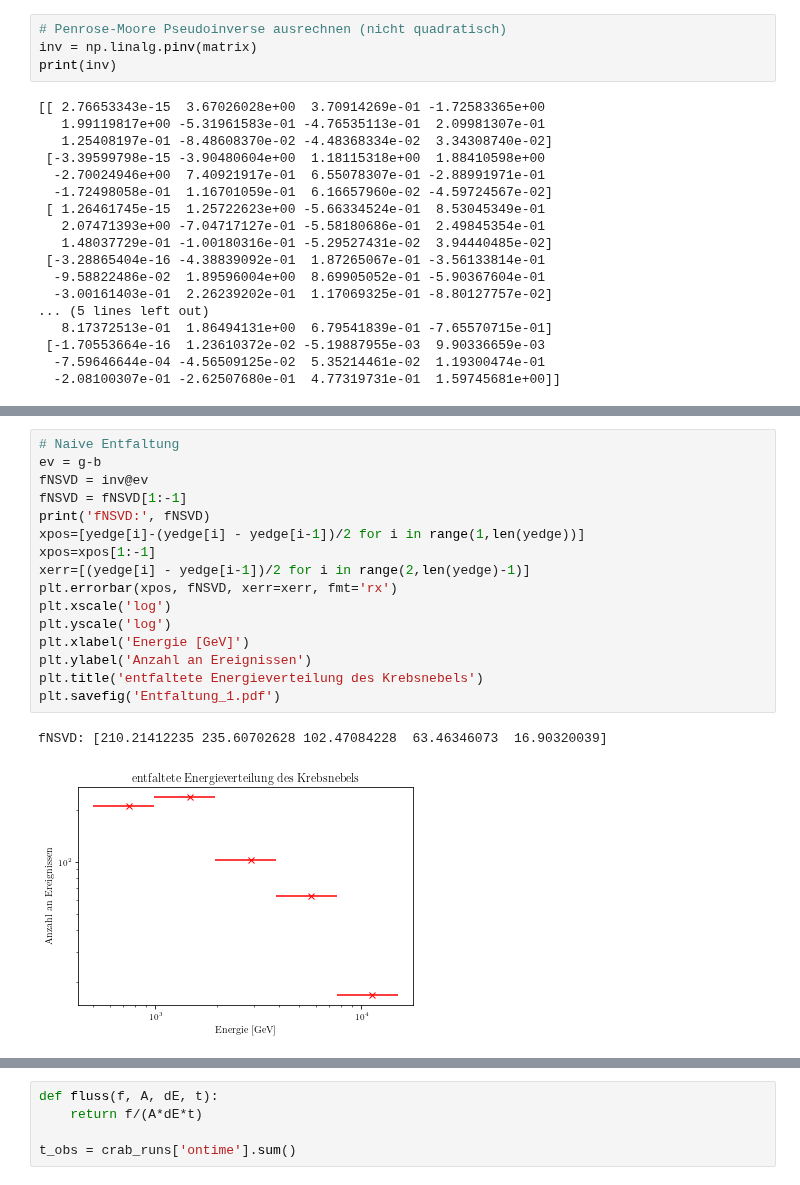
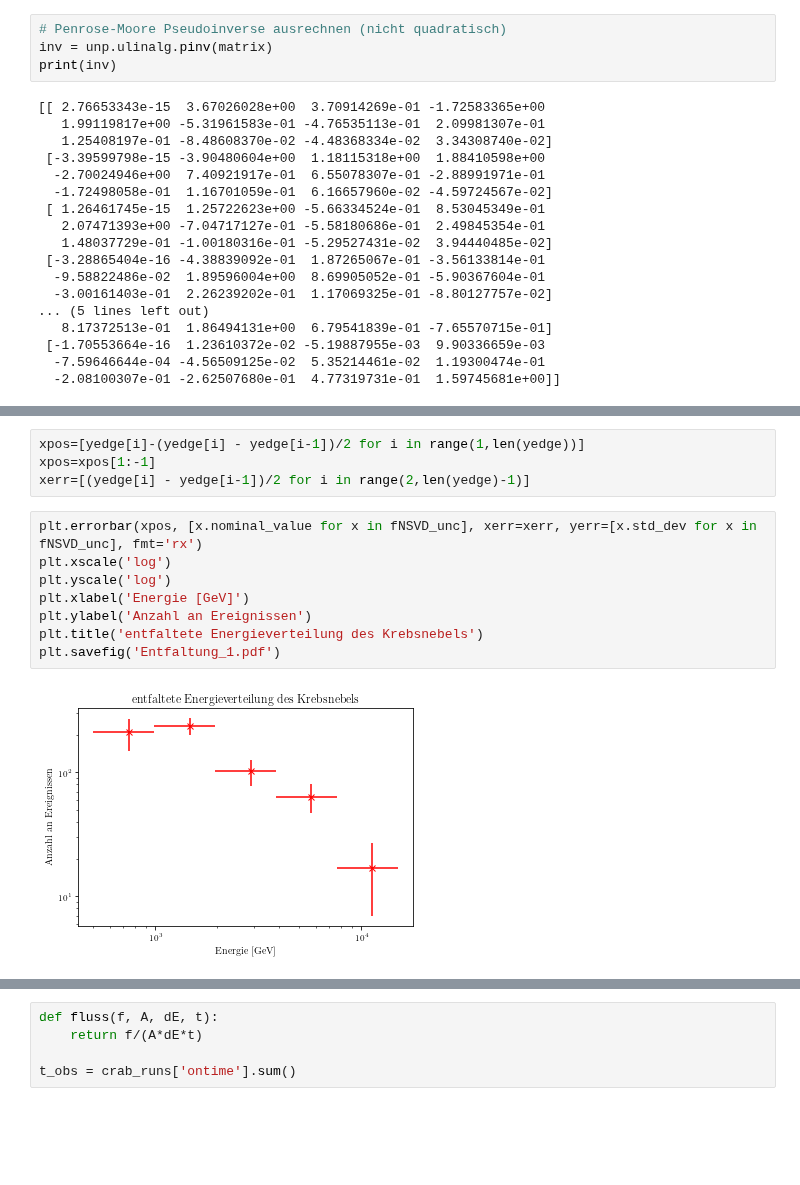
Before and after one commit to Ninilini/FP_Teilchen, a Jupyter notebook: FACT/plots/data_reading.ipynb, the cells around one changed output, grey strips where cells are left out. Saved outputs shown, nothing was run; the diff lists cells and outputs as text; blank space fills up the shorter version.

```diff
--- a/FACT/plots/data_reading.ipynb
+++ b/FACT/plots/data_reading.ipynb
@@ -232,7 +233,7 @@ plt.savefig('Energieverteilung_UG_SIG.pdf')
 [figure]
 # %%
 # Penrose-Moore Pseudoinverse ausrechnen (nicht quadratisch)
-inv = np.linalg.pinv(matrix)
+inv = unp.ulinalg.pinv(matrix)
 print(inv)
 # %% [output]
 [[ 2.76653343e-15  3.67026028e+00  3.70914269e-01 -1.72583365e+00
@@ -255,22 +277,17 @@ print(inv)
 # %%
-# Naive Entfaltung
-ev = g-b
-fNSVD = inv@ev
-fNSVD = fNSVD[1:-1]
-print('fNSVD:', fNSVD)
 xpos=[yedge[i]-(yedge[i] - yedge[i-1])/2 for i in range(1,len(yedge))]
 xpos=xpos[1:-1]
 xerr=[(yedge[i] - yedge[i-1])/2 for i in range(2,len(yedge)-1)]
-plt.errorbar(xpos, fNSVD, xerr=xerr, fmt='rx')
-plt.xscale('log')
-plt.yscale('log')
-plt.xlabel('Energie [GeV]')
-plt.ylabel('Anzahl an Ereignissen')
-plt.title('entfaltete Energieverteilung des Krebsnebels')
-plt.savefig('Entfaltung_1.pdf')
-# %% [output]
-fNSVD: [210.21412235 235.60702628 102.47084228  63.46346073  16.90320039]
-[figure, removed]
+# %%
+plt.errorbar(xpos, [x.nominal_value for x in fNSVD_unc], xerr=xerr, yerr=[x.std_dev for x in fNSVD_unc], fmt='rx')
+plt.xscale('log')
+plt.yscale('log')
+plt.xlabel('Energie [GeV]')
+plt.ylabel('Anzahl an Ereignissen')
+plt.title('entfaltete Energieverteilung des Krebsnebels')
+plt.savefig('Entfaltung_1.pdf')
+# %% [output]
+[figure, added]
 # %%
 # negative Log-Likelihood-Entfaltung
 def NegLog(f, A, b, g):
```
Also changed, not shown: parts of 11 cells of this notebook, 2 other files.
